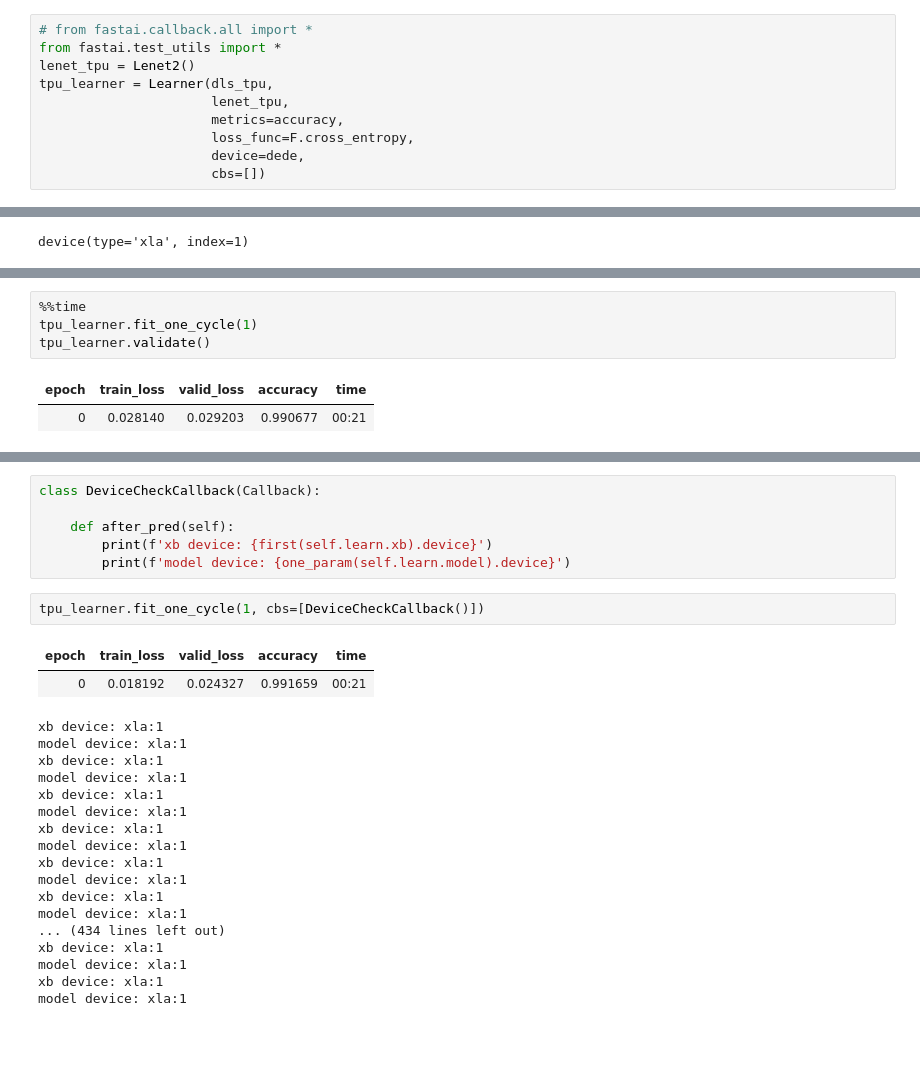
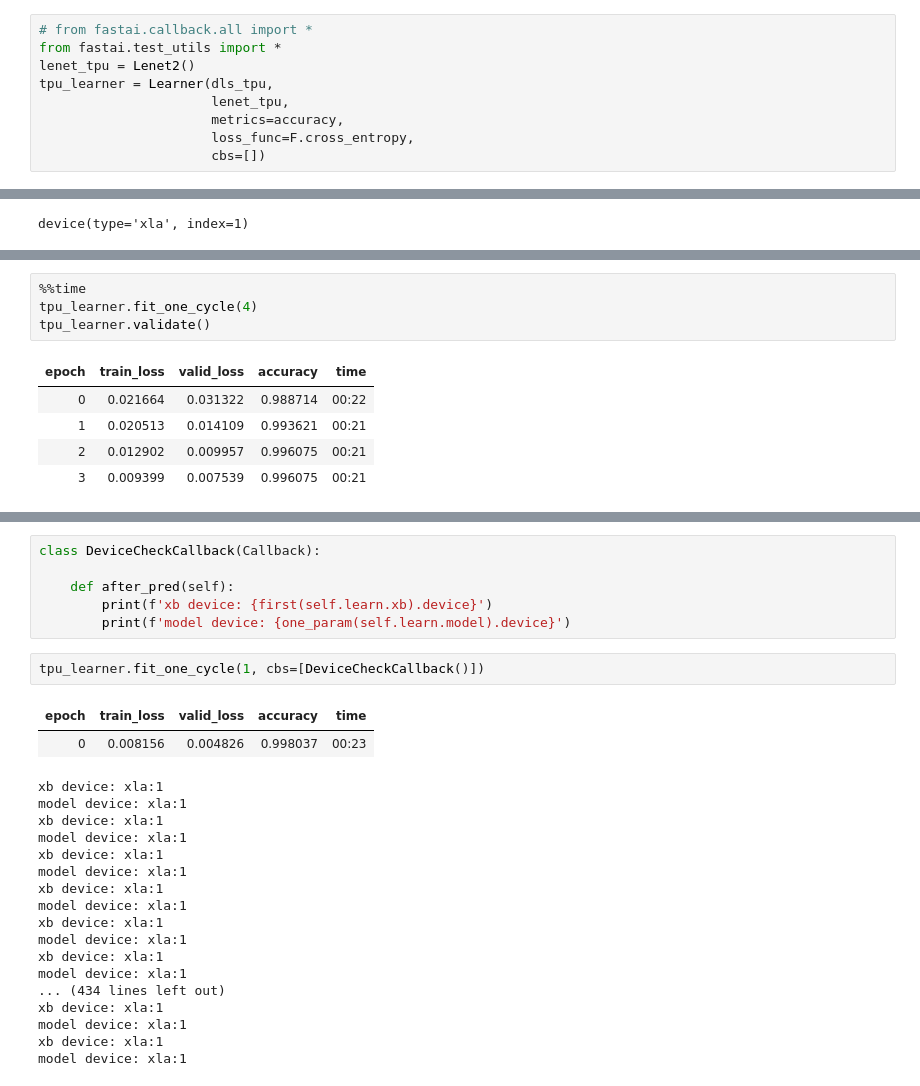
Before and after one commit to butchland/fastai_xla_extensions, a Jupyter notebook: explore_nbs/Basic_lenet_explorationTPU.ipynb, the cells around one changed output, grey strips where cells are left out. Cells and saved outputs as stored; diff of their text form; blank space fills up the shorter version.

```diff
--- a/explore_nbs/Basic_lenet_explorationTPU.ipynb
+++ b/explore_nbs/Basic_lenet_explorationTPU.ipynb
@@ -201,5 +201,4 @@ tpu_learner = Learner(dls_tpu,
                       lenet_tpu,
                       metrics=accuracy,
                       loss_func=F.cross_entropy,
-                      device=dede,
                       cbs=[])
@@ -267,8 +265,11 @@ SuggestedLRs(lr_min=0.0003019951749593019, lr_steep=2.2908675418875646e-06)
 # %%
 %%time
-tpu_learner.fit_one_cycle(1)
+tpu_learner.fit_one_cycle(4)
 tpu_learner.validate()
 # %% [output]
 | epoch | train_loss | valid_loss | accuracy | time |
-| 0 | 0.028140 | 0.029203 | 0.990677 | 00:21 |
+| 0 | 0.021664 | 0.031322 | 0.988714 | 00:22 |
+| 1 | 0.020513 | 0.014109 | 0.993621 | 00:21 |
+| 2 | 0.012902 | 0.009957 | 0.996075 | 00:21 |
+| 3 | 0.009399 | 0.007539 | 0.996075 | 00:21 |
 [interactive output not drawn]
@@ -284,7 +285,7 @@ class DeviceCheckCallback(Callback):
 tpu_learner.fit_one_cycle(1, cbs=[DeviceCheckCallback()])
 # %% [output]
 | epoch | train_loss | valid_loss | accuracy | time |
-| 0 | 0.018192 | 0.024327 | 0.991659 | 00:21 |
+| 0 | 0.008156 | 0.004826 | 0.998037 | 00:23 |
 xb device: xla:1
 model device: xla:1
 xb device: xla:1
```
Also changed, not shown: parts of 12 cells of this notebook, 1 other file.
